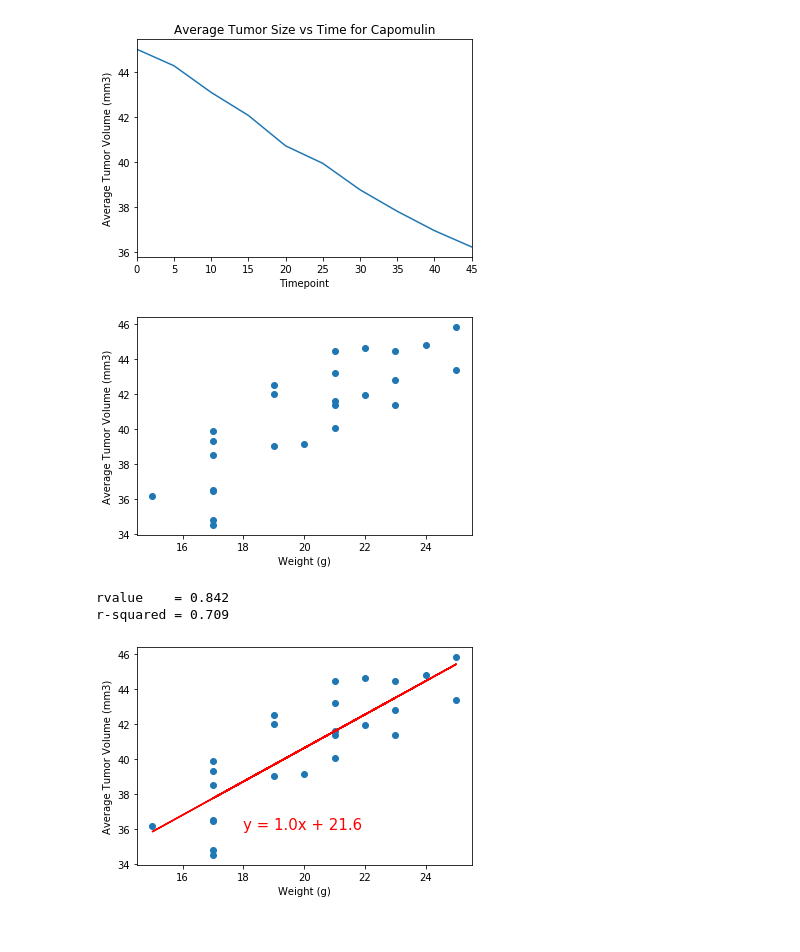
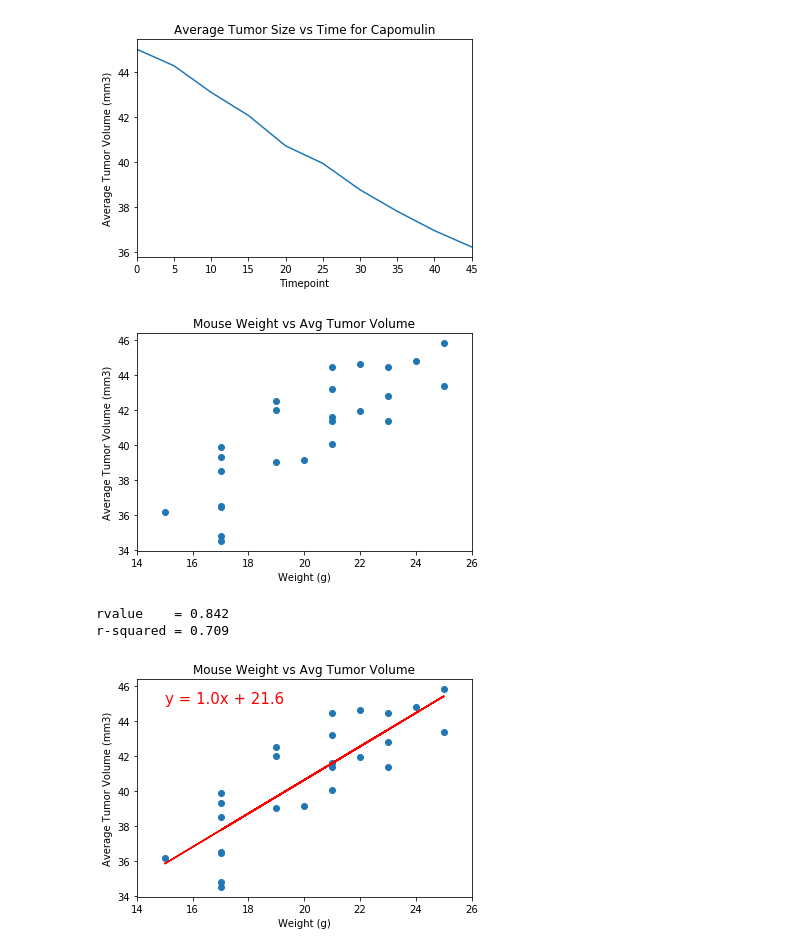
Before and after one commit to dylanm2094/matplotlib-challenge, a Jupyter notebook: hw5_starter.ipynb, the cells around one changed output. Drawn from its saved outputs; the diff is of its cells as text; code cells hidden in the pictures.

```diff
--- a/hw5_starter.ipynb
+++ b/hw5_starter.ipynb
@@ -164,18 +203,20 @@ plt.show()
 # %%
 # Generate a scatter plot of mouse weight versus average tumor volume for the Capomulin regimen
 mouse_grp_cap = df_Capomulin.groupby(['Mouse ID'])
 avg_tumor = mouse_grp_cap['Tumor_Volume'].mean()
 mouse_weight = mouse_grp_cap['Weight (g)'].mean()
 tumor_weight_df = pd.DataFrame({
     "Tumor_Volume": avg_tumor,
     "Weight (g)": mouse_weight
 })
 plt.scatter(tumor_weight_df['Weight (g)'], tumor_weight_df['Tumor_Volume'])
+plt.title('Mouse Weight vs Avg Tumor Volume')
+plt.xlim(14,26)
 plt.xlabel("Weight (g)")
 plt.ylabel("Average Tumor Volume (mm3)")
 plt.show()
 # %% [output]
-[figure, old version]
+[figure, new version]
 # %%
 # Calculate the correlation coefficient and linear regression model for mouse weight and average tumor volume for the Capomulin regimen
 x_values = tumor_weight_df['Weight (g)']
@@ -188,7 +229,9 @@ line_eq = "y = " + str(round(slope,1)) + "x + " + str(round(intercept,1))
 
 plt.scatter(x_values,y_values)
 plt.plot(x_values,regress_values,"r-")
-plt.annotate(line_eq,(18, 36),fontsize=15,color="red")
+plt.annotate(line_eq,(15, 45),fontsize=15,color="red")
+plt.title('Mouse Weight vs Avg Tumor Volume')
+plt.xlim(14,26)
 plt.xlabel("Weight (g)")
 plt.ylabel("Average Tumor Volume (mm3)")
 
@@ -199,4 +242,4 @@ plt.show()
 # %% [output]
 rvalue    = 0.842
 r-squared = 0.709
-[figure, old version]
+[figure, new version]
```
Also changed, not shown: parts of 7 cells of this notebook.
